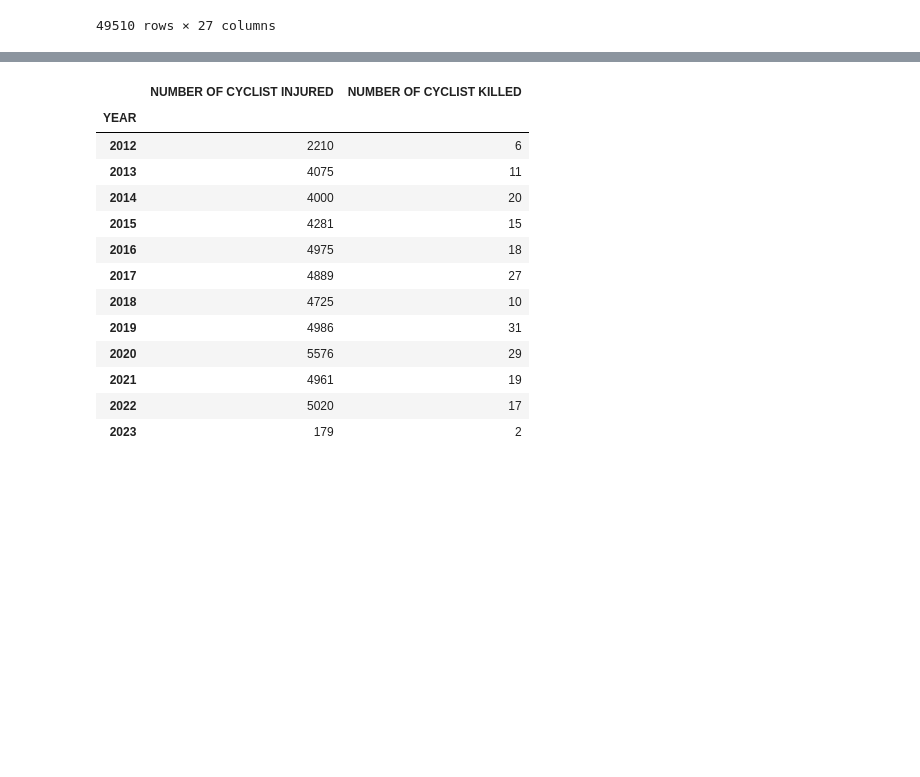
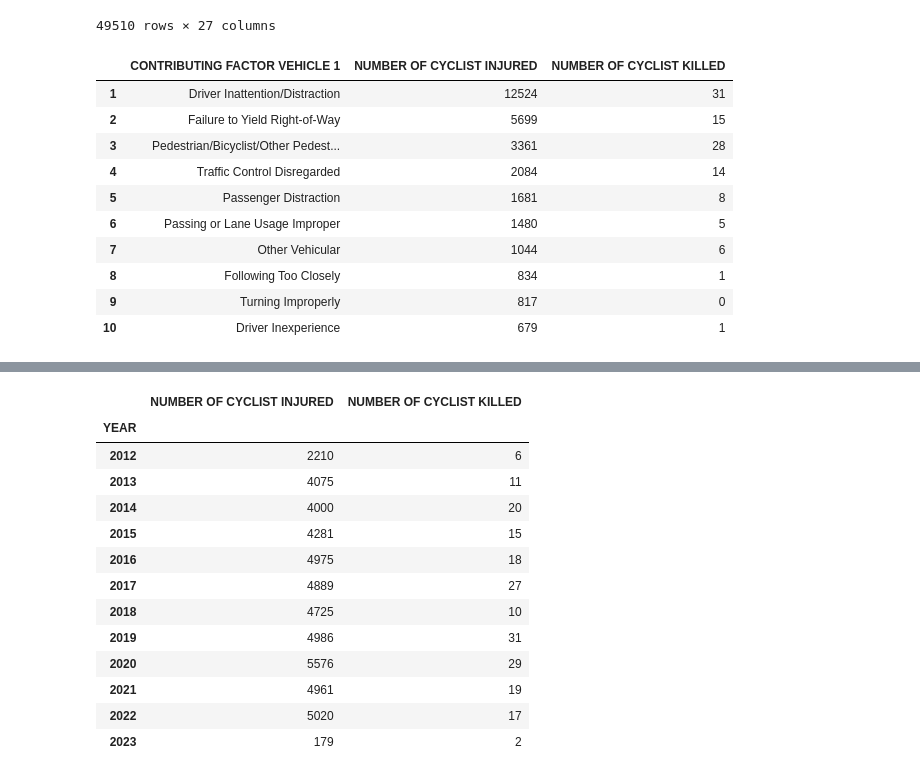
Before and after one commit to laurabejder/bike-safety-nyc, a Jupyter notebook: accidents_data_visualization.ipynb, the cells around one changed output, grey strips where cells are left out. Cells and saved outputs as stored; diff of their text form; code cells hidden in the pictures; blank space fills up the shorter version.

```diff
--- a/accidents_data_visualization.ipynb
+++ b/accidents_data_visualization.ipynb
@@ -24,13 +24,25 @@ df
 | 49509 | 1964112 | 2023-01-24 | 17:20 | BROOKLYN | 11201.0 | 40.690240 | -73.994370 | (40.69024, -73.99437) | CLINTON STREET | ... |
 49510 rows × 27 columns
 # %%
-bike_df = df[df['VEHICLE TYPE CODE 1'] != 'Bike']
-bike_df = bike_df.groupby('CONTRIBUTING FACTOR VEHICLE 1').sum().sort_values('NUMBER OF PERSONS INJURED', ascending=False).reset_index()
+#bike_df = df[df['VEHICLE TYPE CODE 1'] != 'Bike']
+bike_df = df.groupby('CONTRIBUTING FACTOR VEHICLE 1').sum().sort_values('NUMBER OF PERSONS INJURED', ascending=False).reset_index()
 bike_df = bike_df[['CONTRIBUTING FACTOR VEHICLE 1', 'NUMBER OF CYCLIST INJURED', 'NUMBER OF CYCLIST KILLED']]
 
 # Drop the first row, because that is the cases where the reason was unspecified.
 bike_df.drop(index=0, inplace=True)
 
 # Get top 10 reasons
 bike_df = bike_df.head(10)
-bike_df.to_csv('data/nyc_accidents_reason.csv')
+bike_df
+# %% [output]
+|  | CONTRIBUTING FACTOR VEHICLE 1 | NUMBER OF CYCLIST INJURED | NUMBER OF CYCLIST KILLED |
+| 1 | Driver Inattention/Distraction | 12524 | 31 |
+| 2 | Failure to Yield Right-of-Way | 5699 | 15 |
+| 3 | Pedestrian/Bicyclist/Other Pedest... | 3361 | 28 |
+| 4 | Traffic Control Disregarded | 2084 | 14 |
+| 5 | Passenger Distraction | 1681 | 8 |
+| 6 | Passing or Lane Usage Improper | 1480 | 5 |
+| 7 | Other Vehicular | 1044 | 6 |
+| 8 | Following Too Closely | 834 | 1 |
+| 9 | Turning Improperly | 817 | 0 |
+| 10 | Driver Inexperience | 679 | 1 |
```
Also changed, not shown: parts of 5 cells of this notebook, 1 other file.
